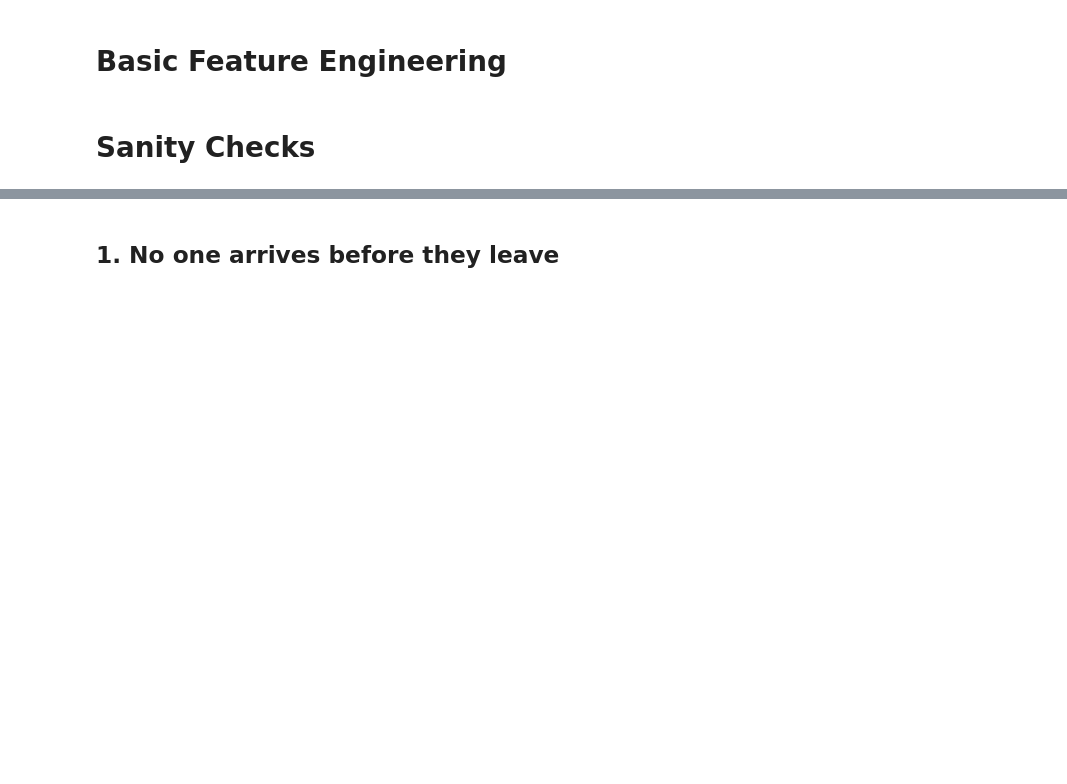
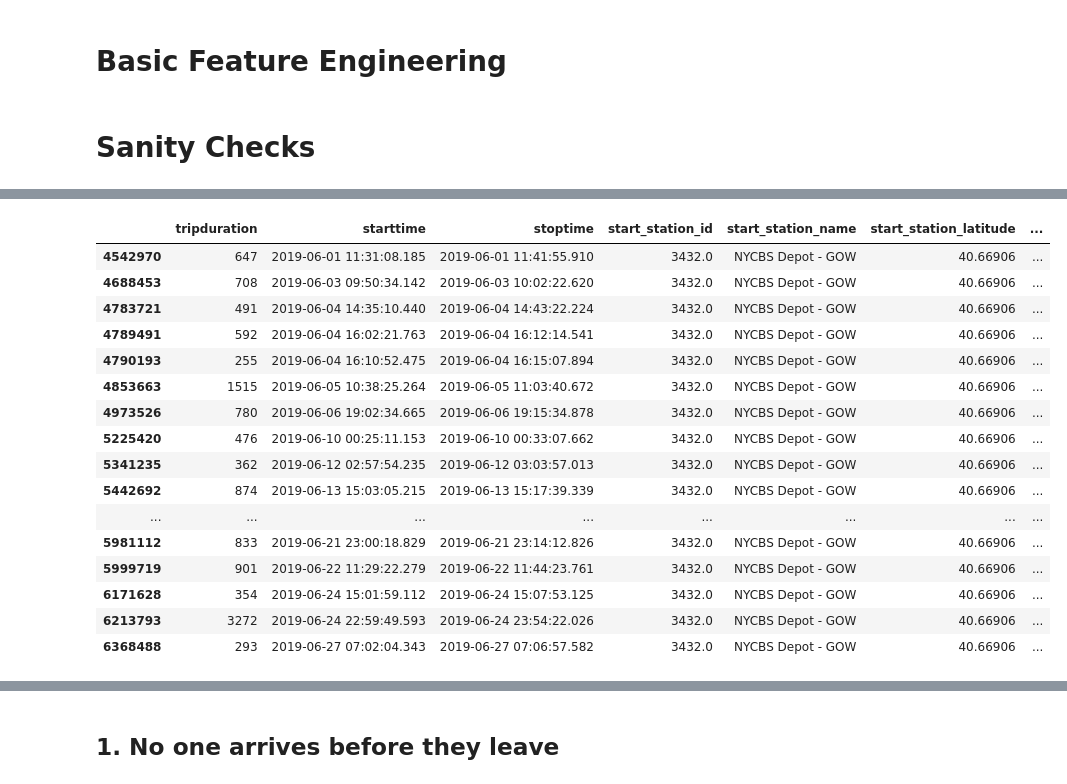
Before and after one commit to MichoelSnow/pydata_nyc_2019, a Jupyter notebook: notebooks/citibike.ipynb, the cells around one changed output, grey strips where cells are left out. Saved outputs shown, nothing was run; the diff lists cells and outputs as text; code cells hidden in the pictures; blank space fills up the shorter version.

```diff
--- a/notebooks/citibike.ipynb
+++ b/notebooks/citibike.ipynb
@@ -38,0 +122,20 @@ df_cb["start_year_month"] = df_cb.starttime.values.astype("<M8[M]")
+# %%
+df_cb.loc[df_cb.start_station_name=="NYCBS Depot - GOW"]
+# %% [output]
+|  | tripduration | starttime | stoptime | start_station_id | start_station_name | start_station_latitude | ... |
+| 4542970 | 647 | 2019-06-01 11:31:08.185 | 2019-06-01 11:41:55.910 | 3432.0 | NYCBS Depot - GOW | 40.66906 | ... |
+| 4688453 | 708 | 2019-06-03 09:50:34.142 | 2019-06-03 10:02:22.620 | 3432.0 | NYCBS Depot - GOW | 40.66906 | ... |
+| 4783721 | 491 | 2019-06-04 14:35:10.440 | 2019-06-04 14:43:22.224 | 3432.0 | NYCBS Depot - GOW | 40.66906 | ... |
+| 4789491 | 592 | 2019-06-04 16:02:21.763 | 2019-06-04 16:12:14.541 | 3432.0 | NYCBS Depot - GOW | 40.66906 | ... |
+| 4790193 | 255 | 2019-06-04 16:10:52.475 | 2019-06-04 16:15:07.894 | 3432.0 | NYCBS Depot - GOW | 40.66906 | ... |
+| 4853663 | 1515 | 2019-06-05 10:38:25.264 | 2019-06-05 11:03:40.672 | 3432.0 | NYCBS Depot - GOW | 40.66906 | ... |
+| 4973526 | 780 | 2019-06-06 19:02:34.665 | 2019-06-06 19:15:34.878 | 3432.0 | NYCBS Depot - GOW | 40.66906 | ... |
+| 5225420 | 476 | 2019-06-10 00:25:11.153 | 2019-06-10 00:33:07.662 | 3432.0 | NYCBS Depot - GOW | 40.66906 | ... |
+| 5341235 | 362 | 2019-06-12 02:57:54.235 | 2019-06-12 03:03:57.013 | 3432.0 | NYCBS Depot - GOW | 40.66906 | ... |
+| 5442692 | 874 | 2019-06-13 15:03:05.215 | 2019-06-13 15:17:39.339 | 3432.0 | NYCBS Depot - GOW | 40.66906 | ... |
+| ... | ... | ... | ... | ... | ... | ... | ... |
+| 5981112 | 833 | 2019-06-21 23:00:18.829 | 2019-06-21 23:14:12.826 | 3432.0 | NYCBS Depot - GOW | 40.66906 | ... |
+| 5999719 | 901 | 2019-06-22 11:29:22.279 | 2019-06-22 11:44:23.761 | 3432.0 | NYCBS Depot - GOW | 40.66906 | ... |
+| 6171628 | 354 | 2019-06-24 15:01:59.112 | 2019-06-24 15:07:53.125 | 3432.0 | NYCBS Depot - GOW | 40.66906 | ... |
+| 6213793 | 3272 | 2019-06-24 22:59:49.593 | 2019-06-24 23:54:22.026 | 3432.0 | NYCBS Depot - GOW | 40.66906 | ... |
+| 6368488 | 293 | 2019-06-27 07:02:04.343 | 2019-06-27 07:06:57.582 | 3432.0 | NYCBS Depot - GOW | 40.66906 | ... |
```
Also changed, not shown: parts of 21 cells of this notebook, 1 other file.
